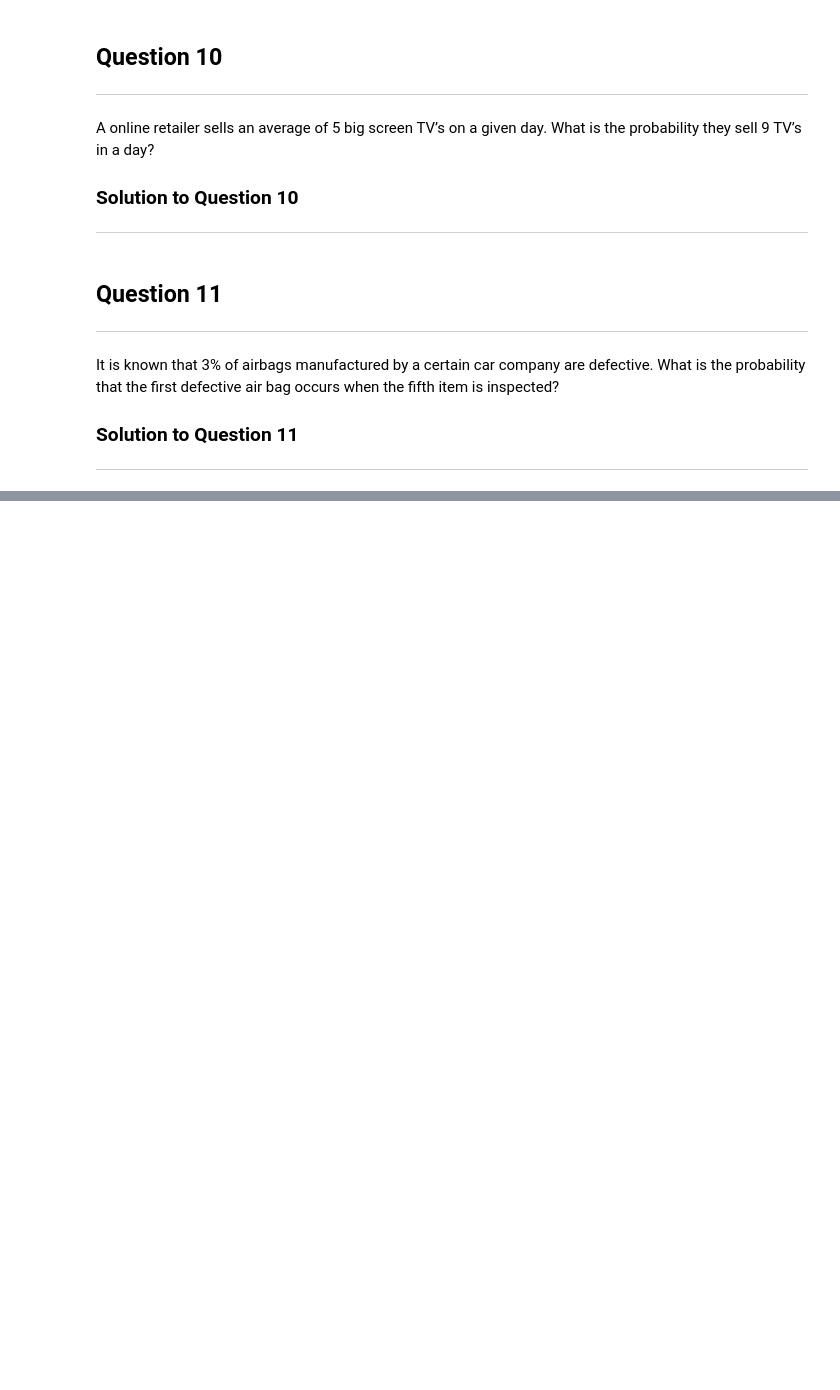
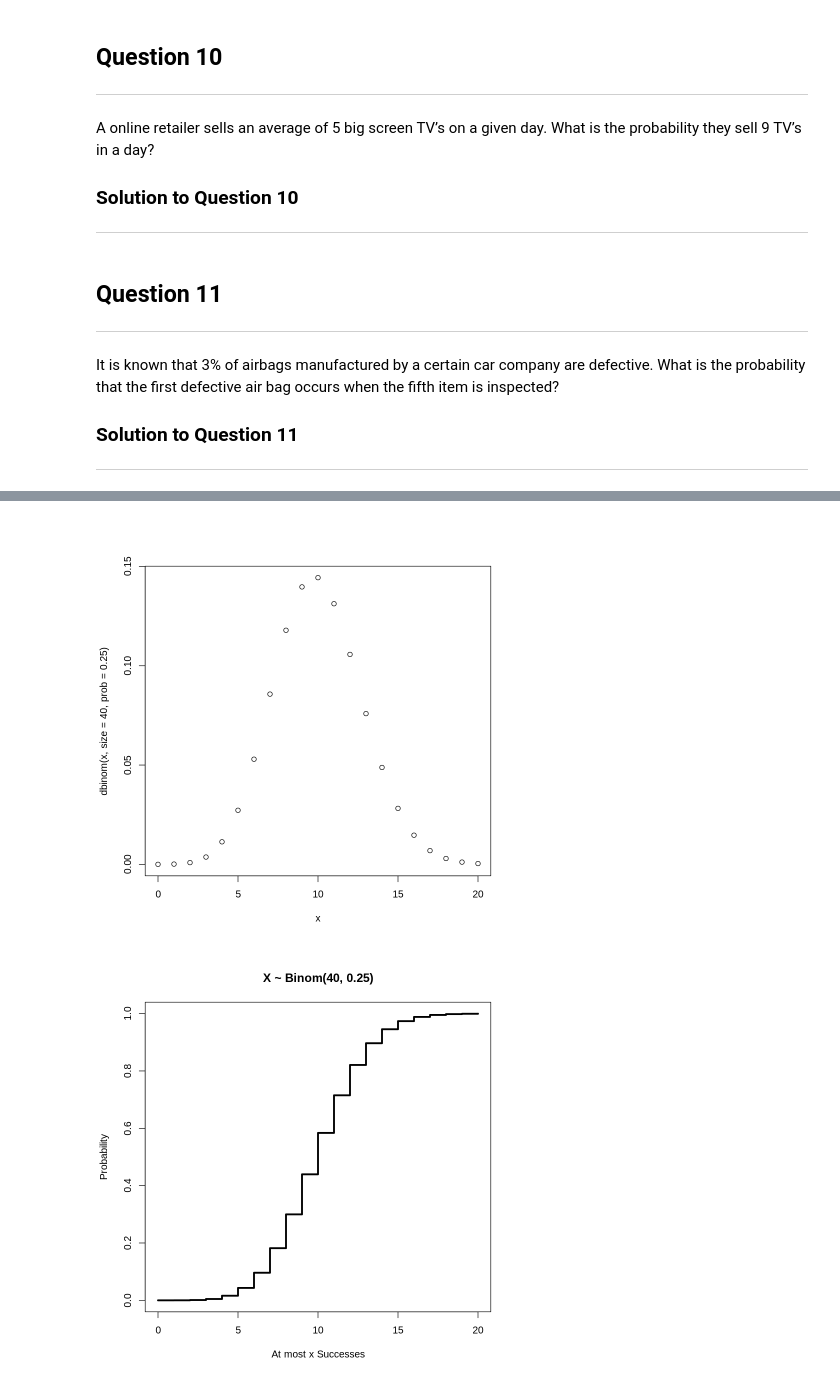
Before and after one commit to CU-Denver-MathStats-OER/Statistical-Theory, a Jupyter notebook: Chap2/07-Common-Discrete-RandVar.ipynb, the cells around one changed output, grey strips where cells are left out. Drawn from its saved outputs; the diff is of its cells as text; code cells hidden in the pictures; blank space fills up the shorter version.

```diff
--- a/Chap2/07-Common-Discrete-RandVar.ipynb
+++ b/Chap2/07-Common-Discrete-RandVar.ipynb
@@ -746,0 +706,17 @@ $$f(x; \lambda) = \left\{ \begin{array}{ll}  e^{-\lambda} \dfrac{\lambda^x}{x!}
+# %%
+x <- 0:20  # vector of values 1, 2, ..., 20
+
+# plot pmf n=40 and p = 0.25
+plot(x, dbinom(x, size=40, prob=0.25),
+     type='p')  # point plot
+
+# plot cdf n=40 and p = 0.25
+plot(x ,pbinom(x, size=40, prob=0.25),
+     type='s',  # stairs plot
+     main='X ~ Binom(40, 0.25)',
+     ylab='Probability',
+     xlab ='At most x Successes',
+     lwd=3)
+# %% [output]
+[figure, added]
+[figure, added]
```
Also changed, not shown: parts of 13 cells of this notebook.
